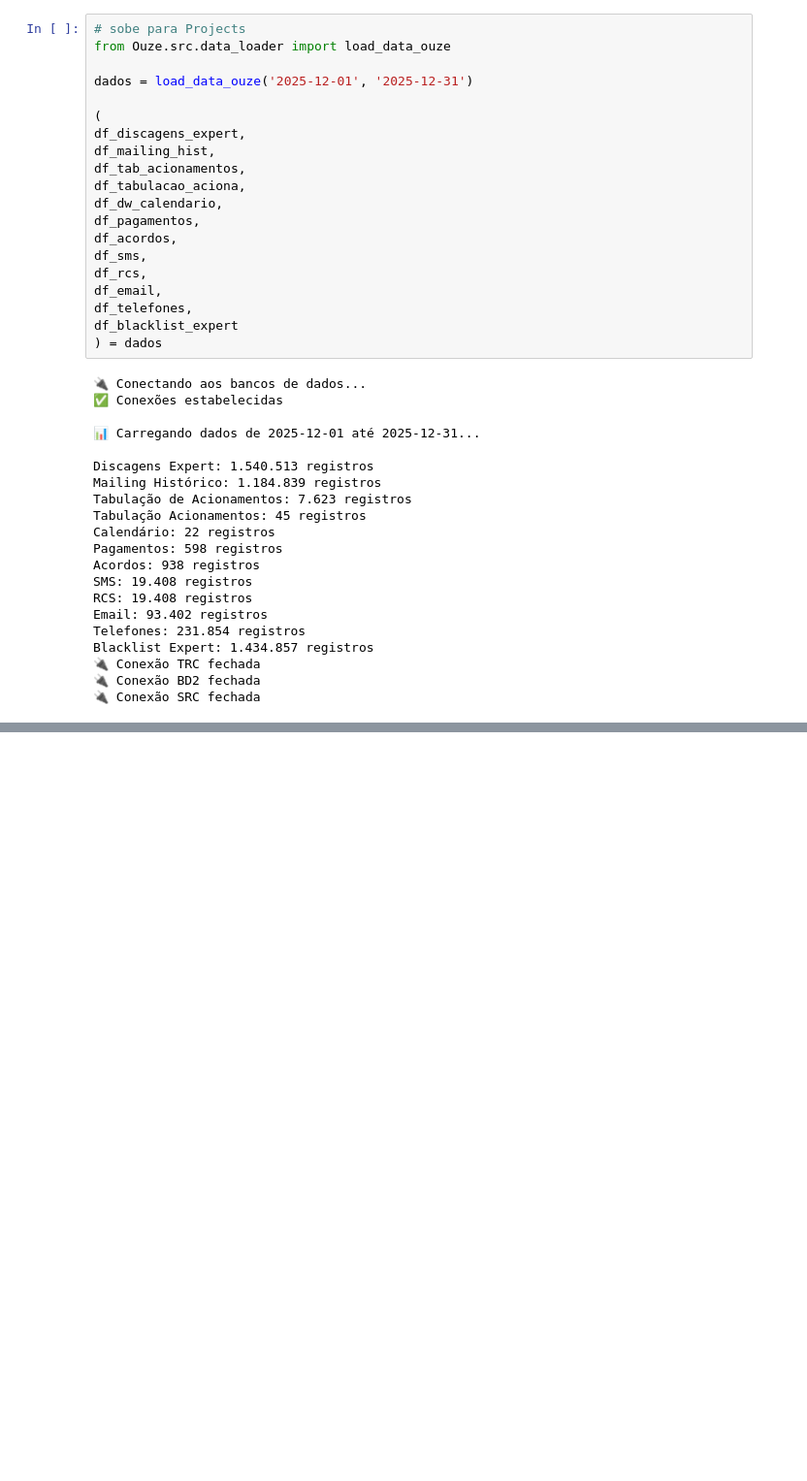
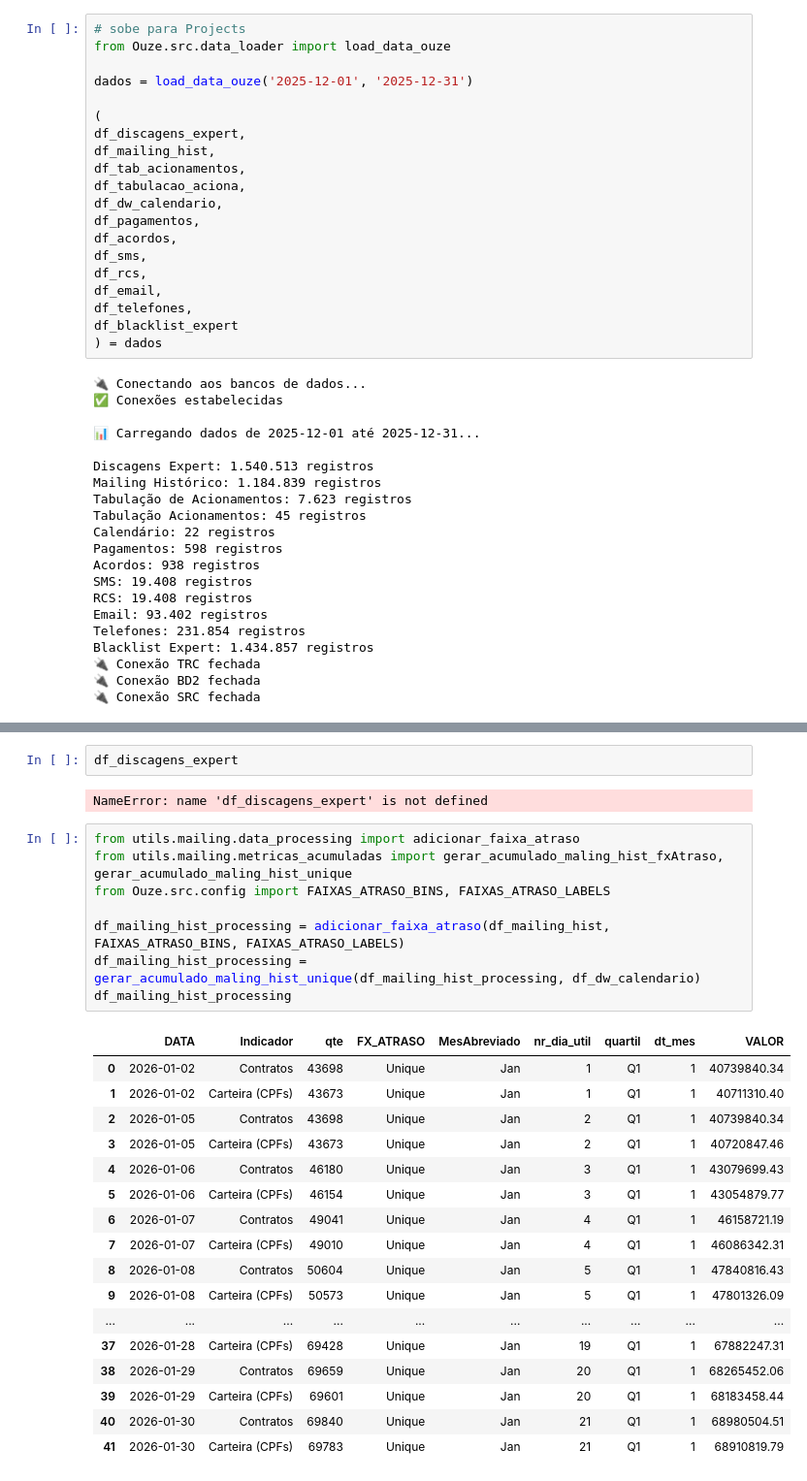
Before and after one commit to Claudiano-alves/Data-Analysis-Portfolio, a Jupyter notebook: Projects/notebooks/data_wrangling_ouze.ipynb, the cells around one changed output, grey strips where cells are left out. Shown at 97% size. Drawn from its saved outputs; the diff is of its cells as text; blank space fills up the shorter version.

Commit message:
UPDATE. Desenvolvimento de mailing, e acionamentos acumulados. E start no desenv de discagens.

```diff
--- a/Projects/notebooks/data_wrangling_ouze.ipynb
+++ b/Projects/notebooks/data_wrangling_ouze.ipynb
@@ -77,0 +149,30 @@ UnicodeDecodeError: 'charmap' codec can't decode byte 0x8d in position 2368: cha
+# %%
+df_discagens_expert
+# %% [output]
+NameError: name 'df_discagens_expert' is not defined
+# %%
+from utils.mailing.data_processing import adicionar_faixa_atraso
+from utils.mailing.metricas_acumuladas import gerar_acumulado_maling_hist_fxAtraso, gerar_acumulado_maling_hist_unique
+from Ouze.src.config import FAIXAS_ATRASO_BINS, FAIXAS_ATRASO_LABELS
+
+df_mailing_hist_processing = adicionar_faixa_atraso(df_mailing_hist, FAIXAS_ATRASO_BINS, FAIXAS_ATRASO_LABELS)
+df_mailing_hist_processing = gerar_acumulado_maling_hist_unique(df_mailing_hist_processing, df_dw_calendario)
+df_mailing_hist_processing
+# %% [output]
+|  | DATA | Indicador | qte | FX_ATRASO | MesAbreviado | nr_dia_util | quartil | dt_mes | VALOR |
+| 0 | 2026-01-02 | Contratos | 43698 | Unique | Jan | 1 | Q1 | 1 | 40739840.34 |
+| 1 | 2026-01-02 | Carteira (CPFs) | 43673 | Unique | Jan | 1 | Q1 | 1 | 40711310.40 |
+| 2 | 2026-01-05 | Contratos | 43698 | Unique | Jan | 2 | Q1 | 1 | 40739840.34 |
+| 3 | 2026-01-05 | Carteira (CPFs) | 43673 | Unique | Jan | 2 | Q1 | 1 | 40720847.46 |
+| 4 | 2026-01-06 | Contratos | 46180 | Unique | Jan | 3 | Q1 | 1 | 43079699.43 |
+| 5 | 2026-01-06 | Carteira (CPFs) | 46154 | Unique | Jan | 3 | Q1 | 1 | 43054879.77 |
+| 6 | 2026-01-07 | Contratos | 49041 | Unique | Jan | 4 | Q1 | 1 | 46158721.19 |
+| 7 | 2026-01-07 | Carteira (CPFs) | 49010 | Unique | Jan | 4 | Q1 | 1 | 46086342.31 |
+| 8 | 2026-01-08 | Contratos | 50604 | Unique | Jan | 5 | Q1 | 1 | 47840816.43 |
+| 9 | 2026-01-08 | Carteira (CPFs) | 50573 | Unique | Jan | 5 | Q1 | 1 | 47801326.09 |
+| ... | ... | ... | ... | ... | ... | ... | ... | ... | ... |
+| 37 | 2026-01-28 | Carteira (CPFs) | 69428 | Unique | Jan | 19 | Q1 | 1 | 67882247.31 |
+| 38 | 2026-01-29 | Contratos | 69659 | Unique | Jan | 20 | Q1 | 1 | 68265452.06 |
+| 39 | 2026-01-29 | Carteira (CPFs) | 69601 | Unique | Jan | 20 | Q1 | 1 | 68183458.44 |
+| 40 | 2026-01-30 | Contratos | 69840 | Unique | Jan | 21 | Q1 | 1 | 68980504.51 |
+| 41 | 2026-01-30 | Carteira (CPFs) | 69783 | Unique | Jan | 21 | Q1 | 1 | 68910819.79 |
```
Also changed, not shown: parts of 10 cells of this notebook, 14 other files.
